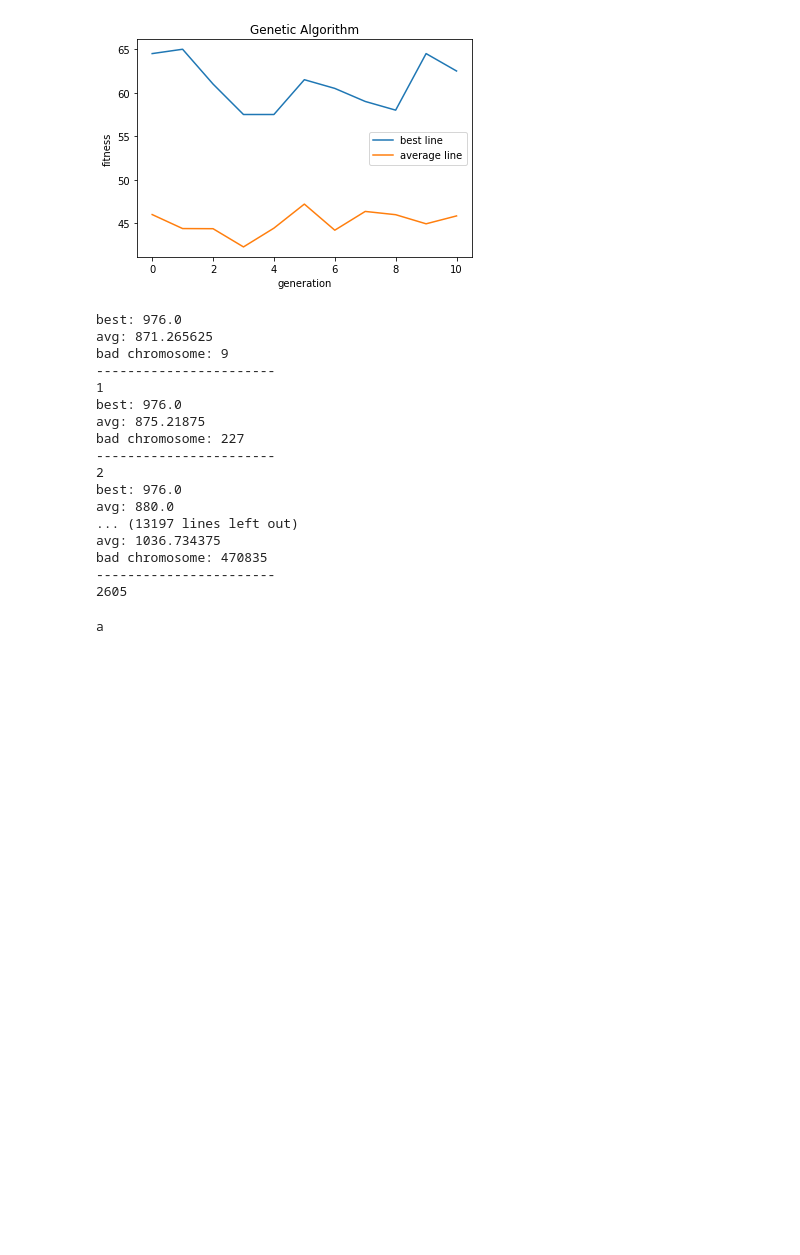
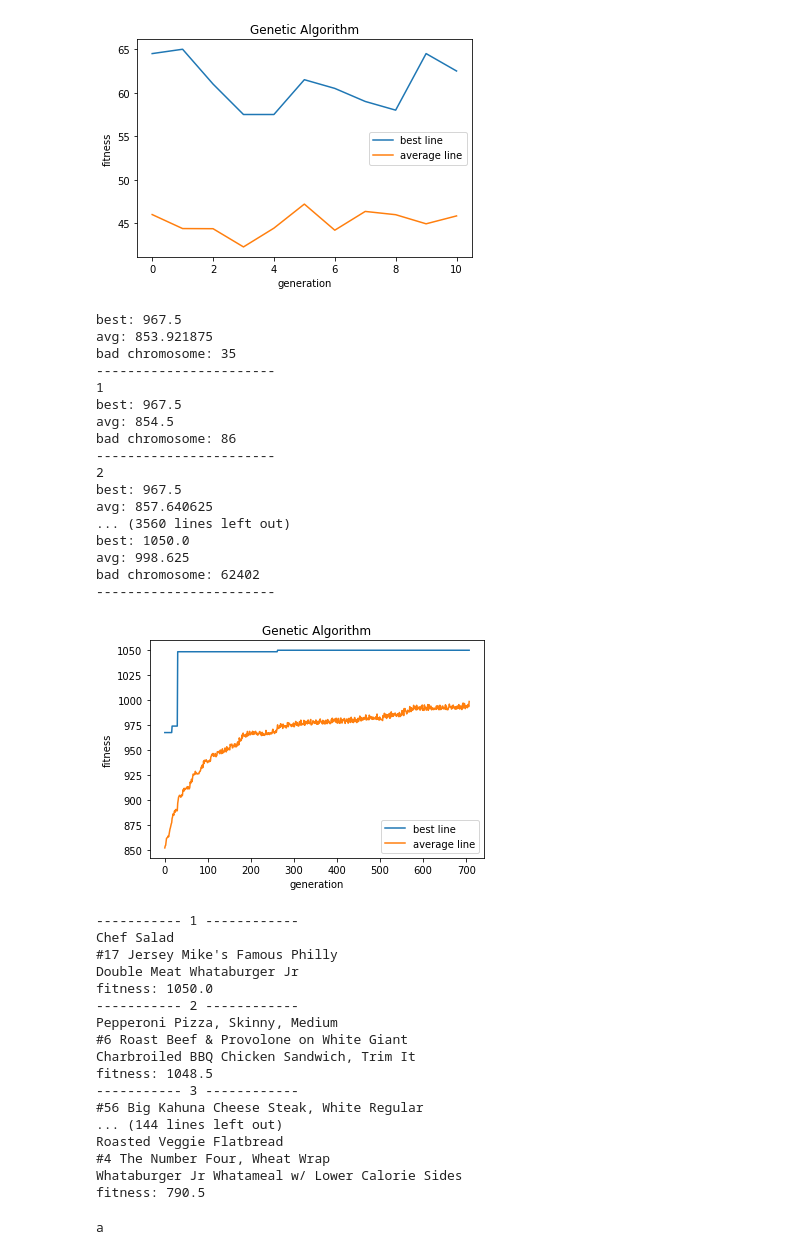
Before and after one commit to nutizxcx/optimizationProject, a Jupyter notebook: final_project.ipynb, the cells around one changed output. Drawn from its saved outputs; the diff is of its cells as text; code cells hidden in the pictures; blank space fills up the shorter version.

```diff
--- a/final_project.ipynb
+++ b/final_project.ipynb
@@ -230,7 +230,7 @@ def mutate(child):
     return child
 
 def crossover(chromosome):
-    for i in range(28,len(chromosome),2):
+    for i in range(30,len(chromosome),2):
         parent1 = chromosome[i].chromosome
         parent2 = chromosome[i+1].chromosome
 #         print("parent 1 " + parent1)
@@ -294,8 +294,8 @@ def breeding(data, chromosome, badChromosome, bestLn, avgLn):
         while cms.chromosome in badChromosome:
             cms.chromosome = mutate(cms.chromosome)
             print('detect bad chr!')
-        while cms.chromosome[0:8] == cms.chromosome[8:16] or cms.chromosome[0:8] == cms.chromosome[16:] or cms.chromosome[8:16] == cms.chromosome[16:] :
-            cms.chromosome = mutate(chromosome)
+        while cms.chromosome[0:8] == cms.chromosome[8:16] or cms.chromosome[0:8] == cms.chromosome[16:] or cms.chromosome[8:16] == cms.chromosome[16:]:
+            cms.chromosome = mutate(cms.chromosome)
             print('same menu!')
         mealData1 = accessData(data ,cms.chromosome[0:8])
         mealData2 = accessData(data ,cms.chromosome[8:16])
@@ -354,7 +354,7 @@ badChromosome = []
 bestLn = []
 avgLn = []
 genNumber = list(range(1))
-di = r"sampling_Filtered_Nutriton.csv"
+di = r"sampling_Filtered_Nutriton_Mk2_P8.csv"
 article_read = pandas.read_csv(di, encoding='latin1')
 # article_read = article_read.sort_values(['Protein','Calories'], ascending=[False,False])
 chromosome = create_chromosome(article_read, bestLn, avgLn)
@@ -367,45 +367,63 @@ for i in genNumber:
         print(genNumber[-1])
 #     print(bestLn)
 #     print(avgLn)
 gen = gen + 1
 genLn = list(range(0,gen))
 plt.plot(genLn, bestLn, label = "best line")
 plt.plot(genLn, avgLn, label = "average line")
 plt.xlabel('generation')
 plt.ylabel('fitness')
 plt.title('Genetic Algorithm')
 plt.legend()
 plt.show()
 chromosome = sorted(chromosome, key=lambda x: x.fitness, reverse=True)
 i = 1
 for show in chromosome:
     firstMenu = accessData(article_read, show.chromosome[0:8])['name']
     secondMenu = accessData(article_read, show.chromosome[8:16])['name']
     thirdMenu = accessData(article_read, show.chromosome[16:])['name']
     print('----------- ' + str(i) + ' ------------')
     print(firstMenu)
     print(secondMenu)
     print(thirdMenu)
     print("fitness: " + str(show.fitness))
     i = i + 1
 # %% [output]
-best: 976.0
-avg: 871.265625
-bad chromosome: 9
+best: 967.5
+avg: 853.921875
+bad chromosome: 35
 -----------------------
 1
-best: 976.0
-avg: 875.21875
-bad chromosome: 227
+best: 967.5
+avg: 854.5
+bad chromosome: 86
 -----------------------
 2
-best: 976.0
-avg: 880.0
-... (13197 lines left out)
-avg: 1036.734375
-bad chromosome: 470835
+best: 967.5
+avg: 857.640625
+... (3560 lines left out)
+best: 1050.0
+avg: 998.625
+bad chromosome: 62402
 -----------------------
-2605
+[figure, added]
+----------- 1 ------------
+Chef Salad
+#17 Jersey Mike's Famous Philly
+Double Meat Whataburger Jr
+fitness: 1050.0
+----------- 2 ------------
+Pepperoni Pizza, Skinny, Medium
+#6 Roast Beef & Provolone on White Giant
+Charbroiled BBQ Chicken Sandwich, Trim It
+fitness: 1048.5
+----------- 3 ------------
+#56 Big Kahuna Cheese Steak, White Regular
+... (144 lines left out)
+Roasted Veggie Flatbread
+#4 The Number Four, Wheat Wrap
+Whataburger Jr Whatameal w/ Lower Calorie Sides
+fitness: 790.5
 # %%
 if 'a' not in ['b','c']:
     print('a')
```
